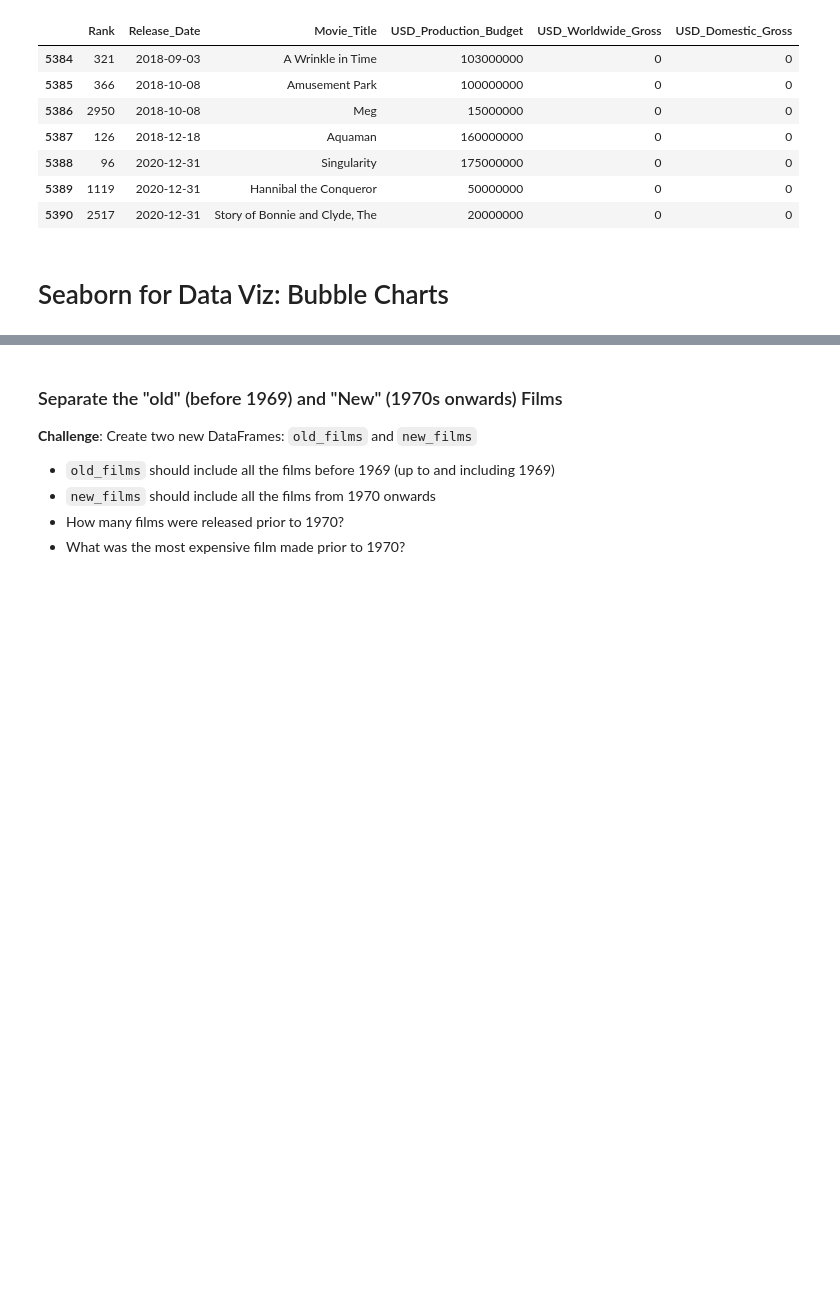
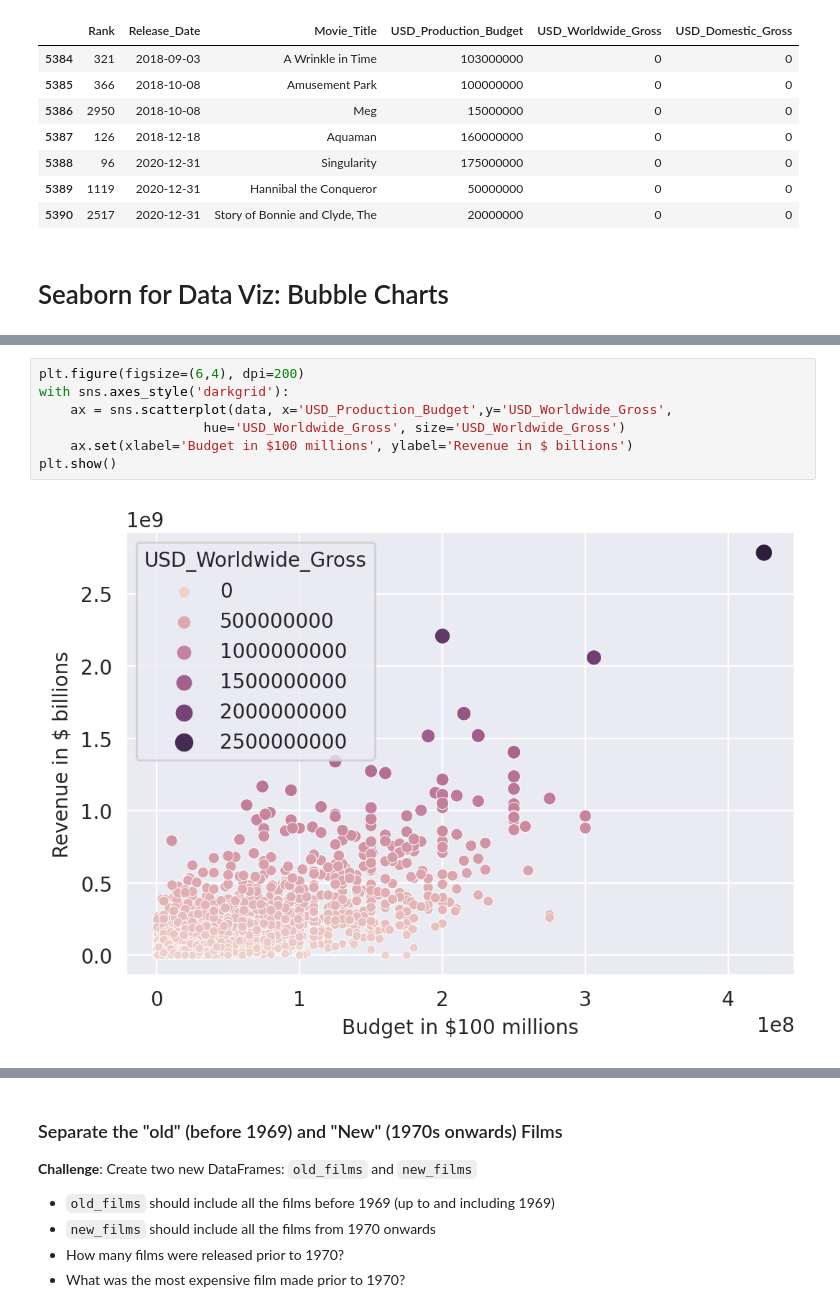
Before and after one commit to dot-techno/data-science-intro, a Jupyter notebook: Day77_Seaborn_and_Linear_Regression.ipynb, the cells around one changed output, grey strips where cells are left out. Saved outputs shown, nothing was run; the diff lists cells and outputs as text; blank space fills up the shorter version.

Commit message:
finished data analytics work

```diff
--- a/Day77_Seaborn_and_Linear_Regression.ipynb
+++ b/Day77_Seaborn_and_Linear_Regression.ipynb
@@ -224,0 +222,9 @@ data[data['Release_Date'] > scrape_date] # movies not yet released
+# %%
+plt.figure(figsize=(6,4), dpi=200)
+with sns.axes_style('darkgrid'):
+    ax = sns.scatterplot(data, x='USD_Production_Budget',y='USD_Worldwide_Gross',
+                     hue='USD_Worldwide_Gross', size='USD_Worldwide_Gross')
+    ax.set(xlabel='Budget in $100 millions', ylabel='Revenue in $ billions')
+plt.show()
+# %% [output]
+[figure, added]
```
Also changed, not shown: parts of 12 cells of this notebook, 14 other files.
